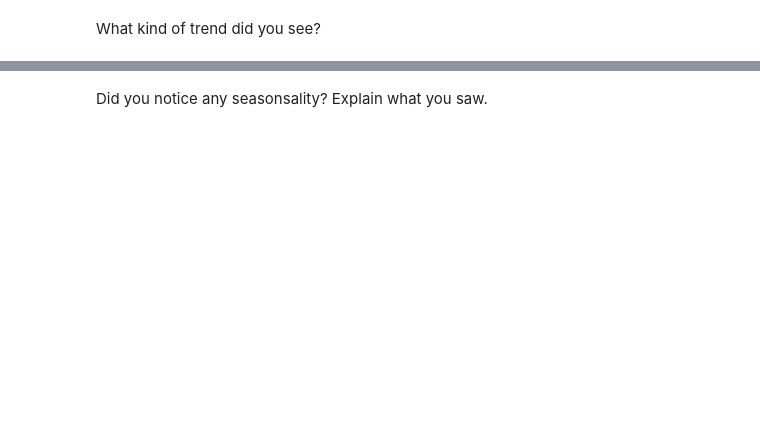
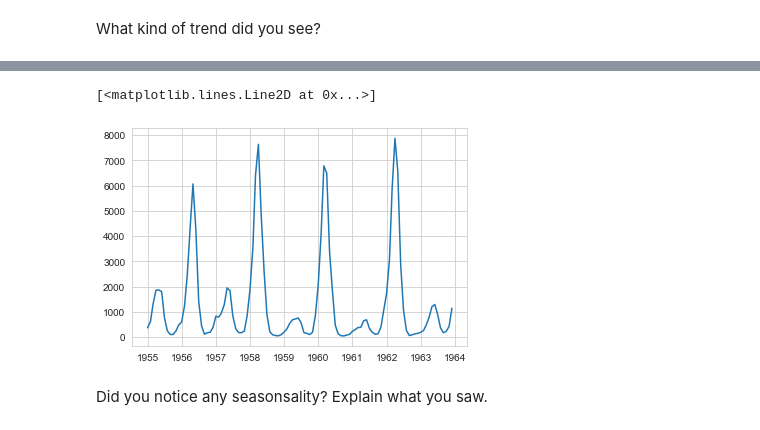
Before and after one commit to yuxinxwang/Code2020Materials, a Jupyter notebook: Lectures/TimeSeries/Notebook 1 - Introduction to Time Series Data.ipynb, the cells around one changed output, grey strips where cells are left out. Cells and saved outputs as stored; diff of their text form; code cells hidden in the pictures; blank space fills up the shorter version.

```diff
--- a/Lectures/TimeSeries/Notebook 1 - Introduction to Time Series Data.ipynb
+++ b/Lectures/TimeSeries/Notebook 1 - Introduction to Time Series Data.ipynb
@@ -192,5 +321,10 @@ measles_subset.head()
 # %%
 # plot here
+
+plt.plot(measles_subset['month'], measles_subset['cases'])
+# %% [output]
+[<matplotlib.lines.Line2D at 0x...>]
+[figure, added]
 # %% [markdown]
 Did you notice any seasonsality? Explain what you saw.
 # %%
```
Also changed, not shown: parts of 41 cells of this notebook, 6 other files.
